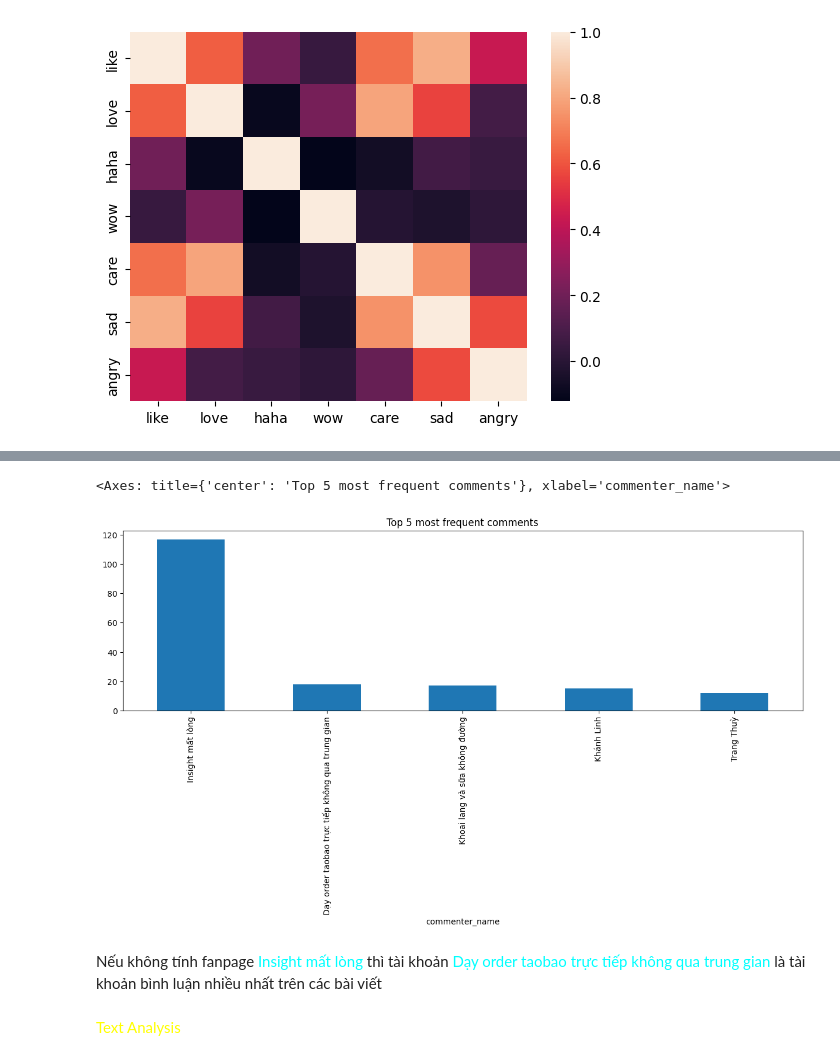
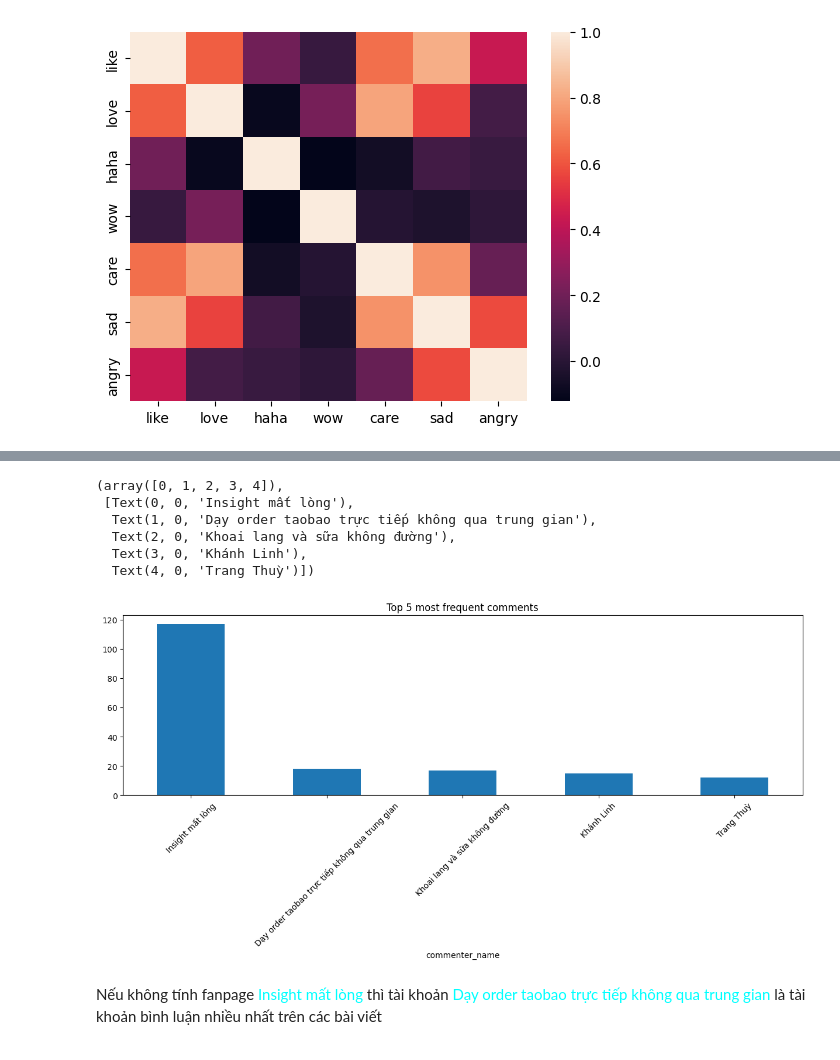
Before and after one commit to nguyenduchuyiu/facebook_analysis, a Jupyter notebook: Analyze_Data.ipynb, the cells around one changed output, grey strips where cells are left out. Drawn from its saved outputs; the diff is of its cells as text; code cells hidden in the pictures.

```diff
--- a/Analyze_Data.ipynb
+++ b/Analyze_Data.ipynb
@@ -103,3 +8,6 @@ Name: comment_time, Length: 3610, dtype: datetime64[ns]
+# %%
+df = pd.read_csv('Data\\clean_insightmatlong.csv')
+comment_df = pd.read_csv('Data\\comments.csv')
 # %%
 sns.displot(
     data=df.isna().melt(value_name="missing"),
@@ -159,0 +128,3 @@ TOP COMMENT
+# %%
+top_comment_count = comment_df['commenter_name'].value_counts(ascending=False).head(5)
+top_comment_count
@@ -160,13 +139,17 @@ TOP COMMENT
 # %%
 plt.title('Top 5 most frequent comments')
-comment_df['commenter_name'].value_counts().sort_values(ascending=False).head(5).plot(kind='bar', figsize=(15,4))
+top_comment_count.head(5).plot(kind='bar', figsize=(15,4))
+plt.xticks(rotation=45)
 # %% [output]
-<Axes: title={'center': 'Top 5 most frequent comments'}, xlabel='commenter_name'>
+(array([0, 1, 2, 3, 4]),
+ [Text(0, 0, 'Insight mất lòng'),
+  Text(1, 0, 'Dạy order taobao trực tiếp không qua trung gian'),
+  Text(2, 0, 'Khoai lang và sữa không đường'),
+  Text(3, 0, 'Khánh Linh'),
+  Text(4, 0, 'Trang Thuỳ')])
-[figure, old version]
+[figure, new version]
 # %% [markdown]
 Nếu không tính fanpage <span style="color:cyan">Insight mất lòng</span> thì tài khoản <span style="color:cyan">Dạy order taobao trực tiếp không qua trung gian</span> là tài khoản bình luận nhiều nhất trên các bài viết
-# %% [markdown]
-<span style="color:yellow;">Text Analysis</span>
 # %%
 def process_text(text_series):
     text_list = []
```
Also changed, not shown: parts of 29 cells of this notebook, 9 other files.
